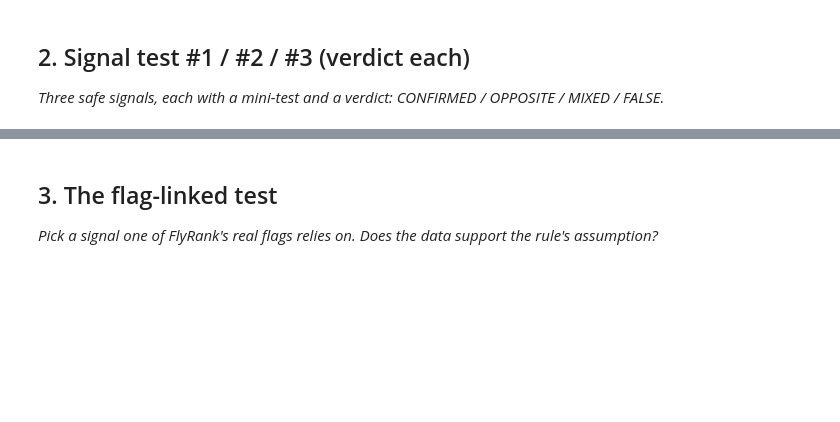
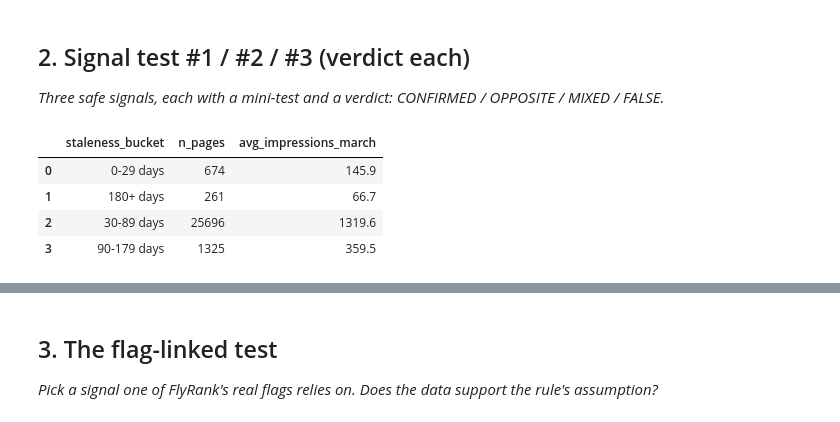
Before and after one commit to Khuld13/ML-intern-starter, a Jupyter notebook: work/notebooks/w04_signal_audit.ipynb, the cells around one changed output, grey strips where cells are left out. Saved outputs shown, nothing was run; the diff lists cells and outputs as text; code cells hidden in the pictures; blank space fills up the shorter version.

```diff
--- a/work/notebooks/w04_signal_audit.ipynb
+++ b/work/notebooks/w04_signal_audit.ipynb
@@ -144,3 +191,50 @@ Reference date: 2026-03-31 00:00:00
 # %%
 # This cell is for CODE (numbers, a query, a check).
 # Write your text answer in the cell ABOVE this one — typing sentences here breaks Run All.
+# Signal Test 1: Staleness vs decline rate
+# Uses monthly_compare logic (Feb -> March impressions) joined to staleness
+# Only valid (non-negative) days_since_update rows, per the snapshot limitation found in Section 1
+
+staleness_test = con.sql(f"""
+    WITH march_agg AS (
+        SELECT content_hash_id, SUM(gsc_impressions) AS impressions_march
+        FROM fact_march
+        WHERE gsc_data_available = TRUE
+        GROUP BY content_hash_id
+    ),
+    staleness AS (
+        SELECT
+            content_hash_id,
+            DATE '{ref_date}' - content_updated_date AS days_since_update
+        FROM dim_content
+        WHERE DATE '{ref_date}' - content_updated_date >= 0
+    ),
+    bucketed AS (
+        SELECT
+            s.content_hash_id,
+            CASE
+                WHEN s.days_since_update < 30 THEN '0-29 days'
+                WHEN s.days_since_update < 90 THEN '30-89 days'
+                WHEN s.days_since_update < 180 THEN '90-179 days'
+                ELSE '180+ days'
+            END AS staleness_bucket,
+            m.impressions_march
+        FROM staleness s
+        JOIN march_agg m USING (content_hash_id)
+    )
+    SELECT
+        staleness_bucket,
+        COUNT(*) AS n_pages,
+        ROUND(AVG(impressions_march), 1) AS avg_impressions_march
+    FROM bucketed
+    GROUP BY staleness_bucket
+    ORDER BY staleness_bucket
+""").df()
+
+staleness_test
+# %% [output]
+|  | staleness_bucket | n_pages | avg_impressions_march |
+| 0 | 0-29 days | 674 | 145.9 |
+| 1 | 180+ days | 261 | 66.7 |
+| 2 | 30-89 days | 25696 | 1319.6 |
+| 3 | 90-179 days | 1325 | 359.5 |
```
Also changed, not shown: parts of 8 cells of this notebook.
